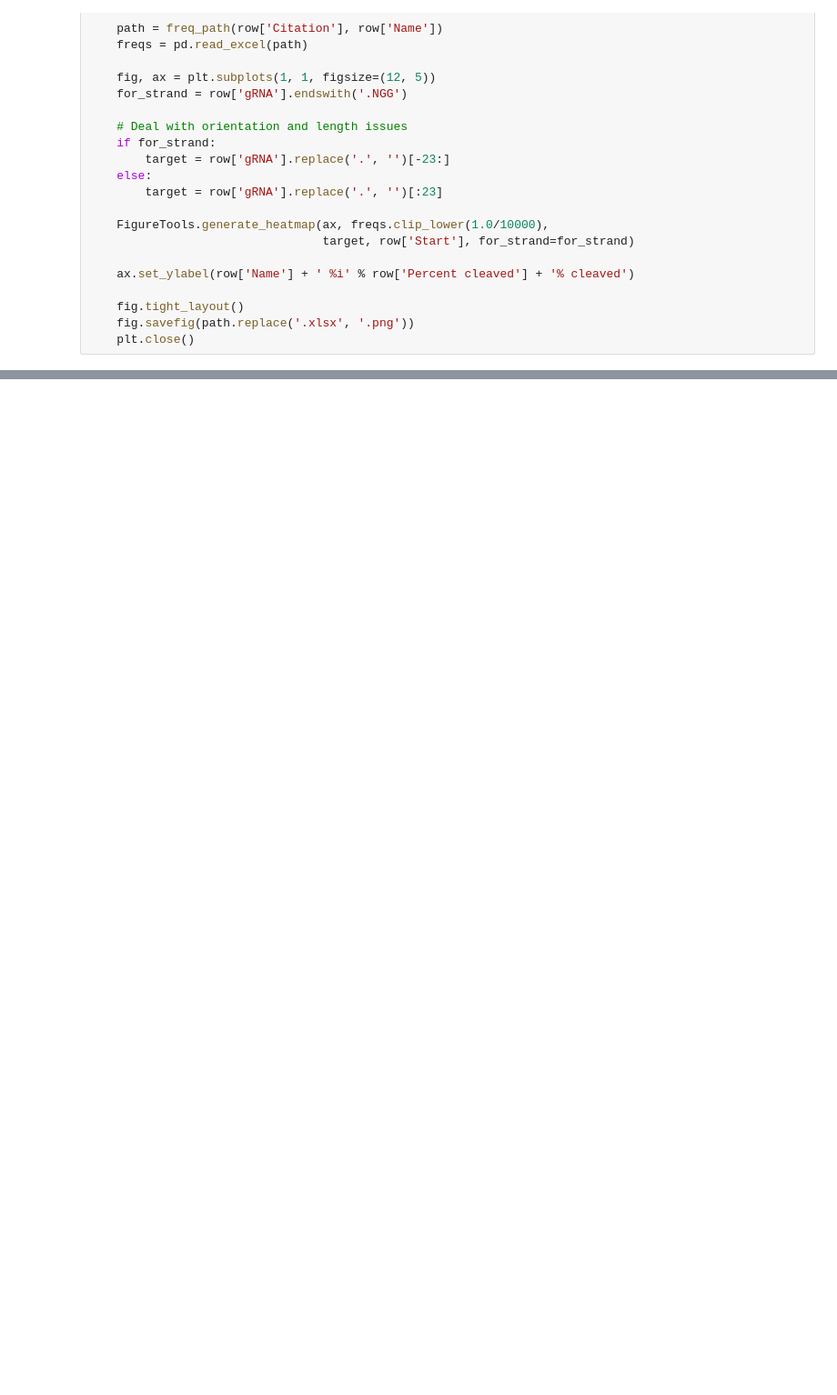
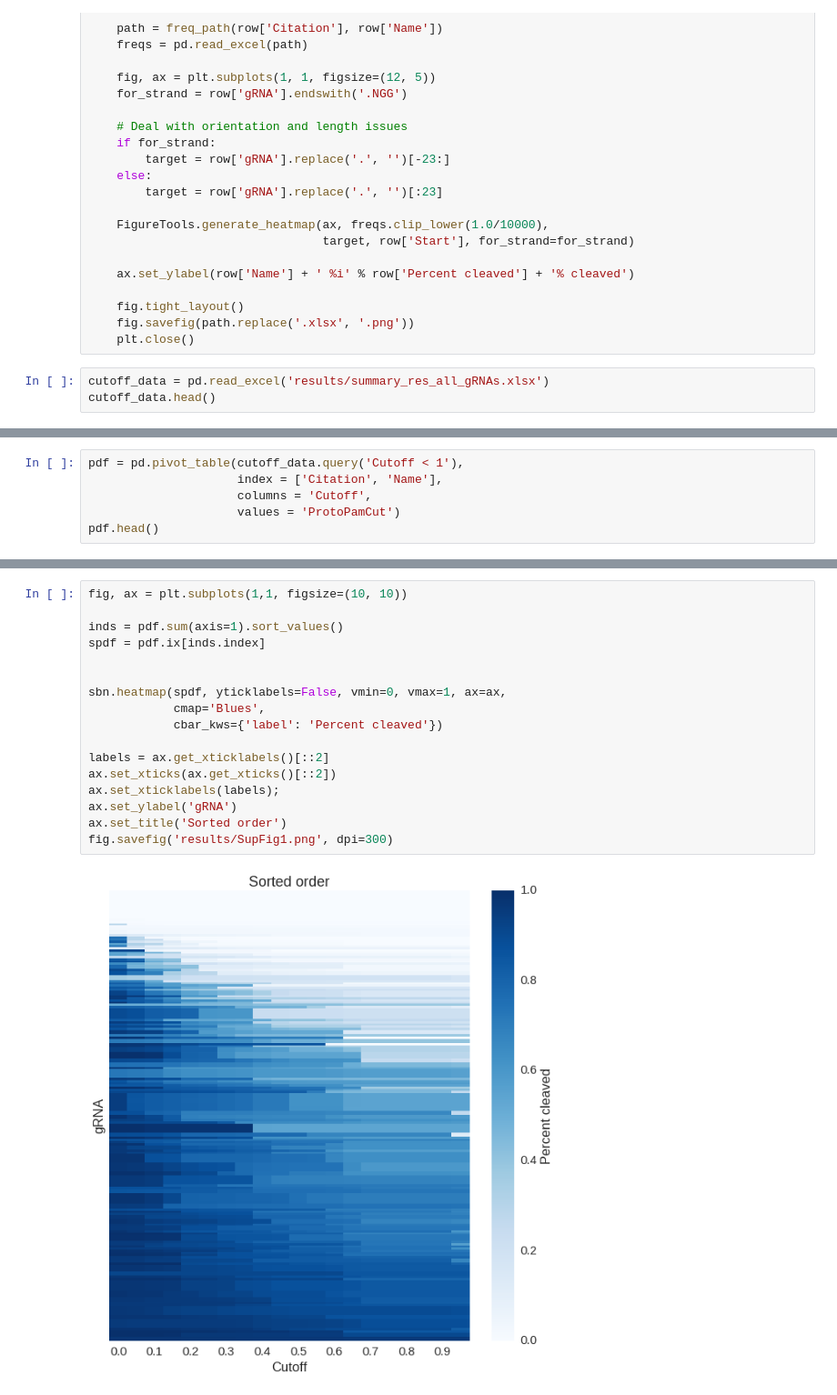
Before and after one commit to DamLabResources/hiv-crispr-review, a Jupyter notebook: VisualizeResults.ipynb, the cells around one changed output, grey strips where cells are left out. Shown: that part at 91% size. Drawn from its saved outputs; the diff is of its cells as text; blank space fills up the shorter version.

```diff
--- a/VisualizeResults.ipynb
+++ b/VisualizeResults.ipynb
@@ -125,3 +115,6 @@ for _, row in data.iterrows():
     fig.tight_layout()
     fig.savefig(path.replace('.xlsx', '.png'))
     plt.close()
+# %%
+cutoff_data = pd.read_excel('results/summary_res_all_gRNAs.xlsx')
+cutoff_data.head()
@@ -127,0 +128,6 @@ for _, row in data.iterrows():
+# %%
+pdf = pd.pivot_table(cutoff_data.query('Cutoff < 1'),
+                     index = ['Citation', 'Name'],
+                     columns = 'Cutoff',
+                     values = 'ProtoPamCut')
+pdf.head()
@@ -127,0 +142,19 @@ for _, row in data.iterrows():
+# %%
+fig, ax = plt.subplots(1,1, figsize=(10, 10))
+
+inds = pdf.sum(axis=1).sort_values()
+spdf = pdf.ix[inds.index]
+
+
+sbn.heatmap(spdf, yticklabels=False, vmin=0, vmax=1, ax=ax,
+            cmap='Blues',
+            cbar_kws={'label': 'Percent cleaved'})
+
+labels = ax.get_xticklabels()[::2]
+ax.set_xticks(ax.get_xticks()[::2])
+ax.set_xticklabels(labels);
+ax.set_ylabel('gRNA')
+ax.set_title('Sorted order')
+fig.savefig('results/SupFig1.png', dpi=300)
+# %% [output]
+[figure, added]
```
Also changed, not shown: parts of 7 cells of this notebook, 10 other files.
